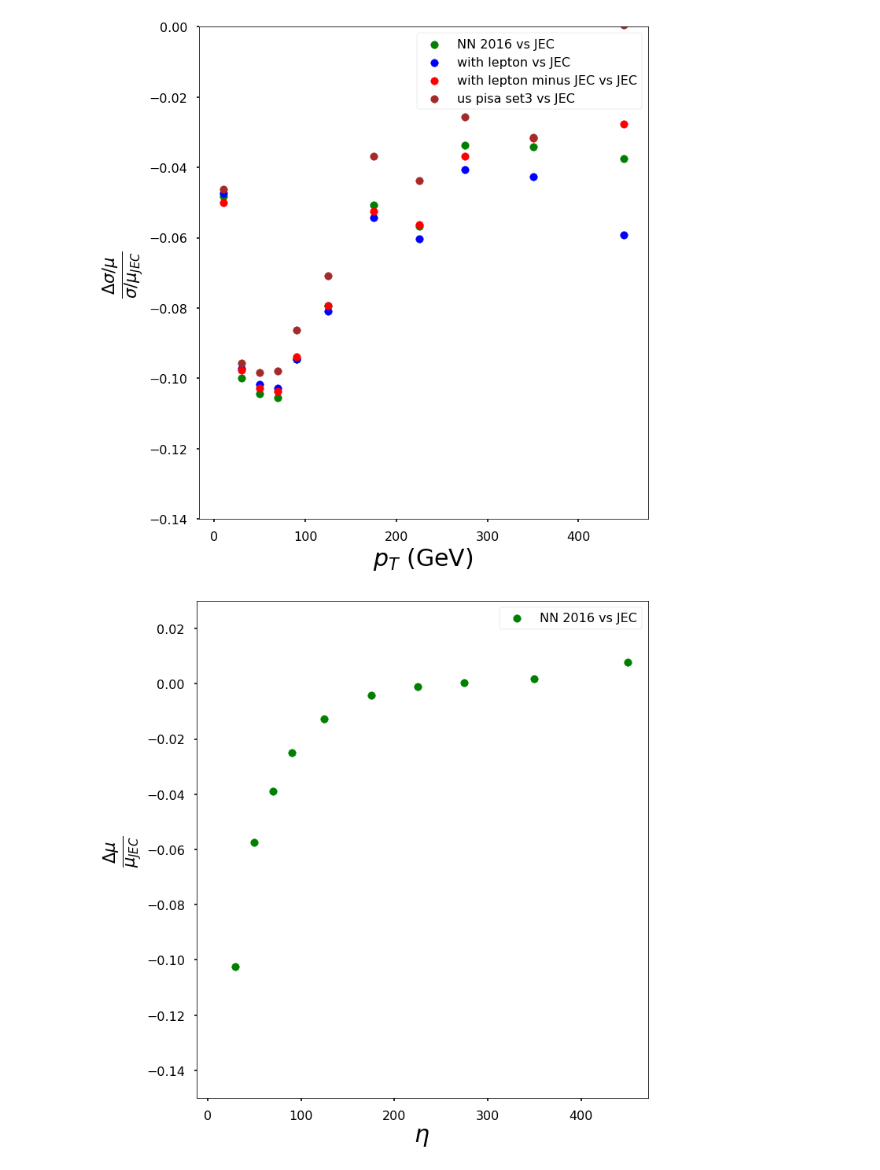
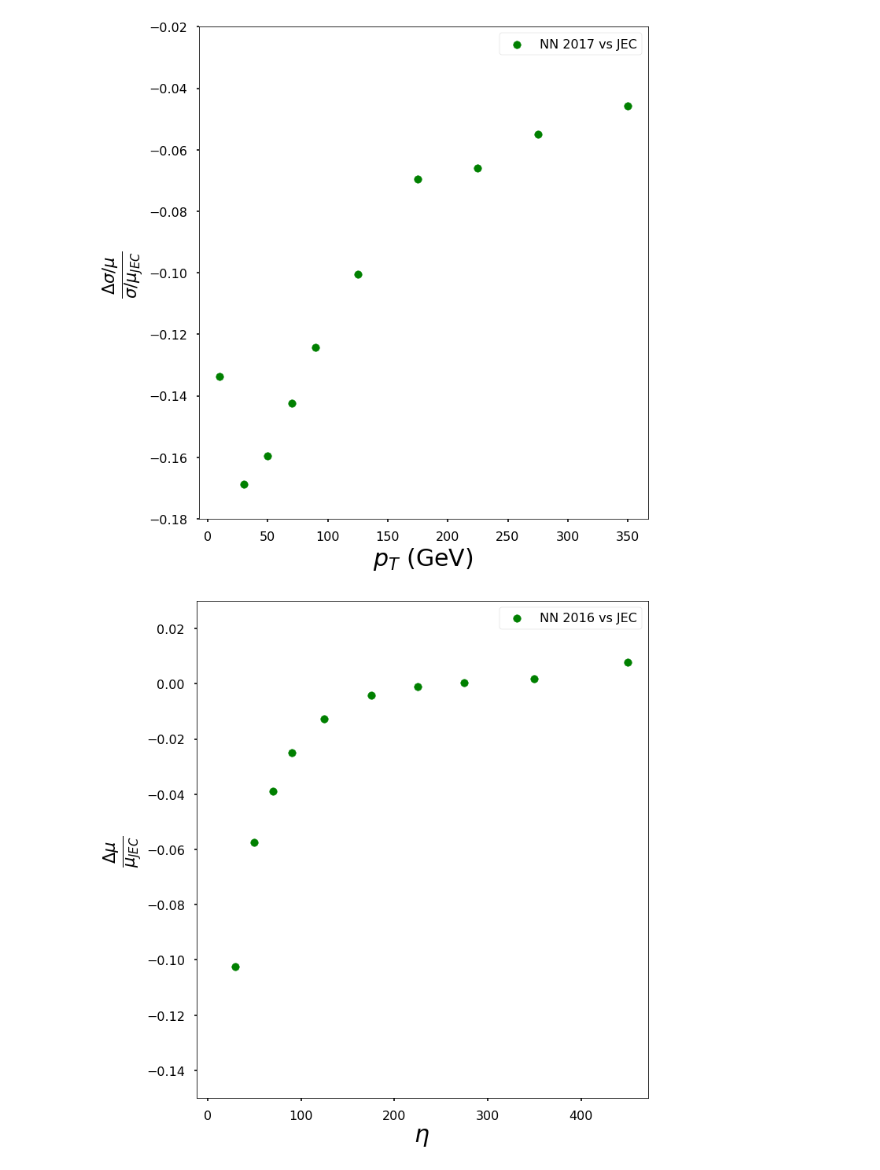
Before and after one commit to michelif/HHbbgg_ETH, a Jupyter notebook: bregression/notebooks/QuantifyImprovement2017.ipynb, the cells around one changed output. Saved outputs shown, nothing was run; the diff lists cells and outputs as text; code cells hidden in the pictures.

```diff
--- a/bregression/notebooks/QuantifyImprovement2017.ipynb
+++ b/bregression/notebooks/QuantifyImprovement2017.ipynb
@@ -17,6 +17,9 @@ sample='HHres700_2016'
 path='/scratch/snx3000/nchernya/bregression/plots/quantiles/2018-03-29/2018-03-27_job23_rawJetsJECtarget_us_plus_pisa_final2016/%s/'%sample
 sample='ttbar2016'
 path='/scratch/snx3000/nchernya/bregression/plots/quantiles/2018-04-03/2018-03-27_job23_rawJetsJECtarget_us_plus_pisa_withLeptonPt/%s/'%sample
+
+sample='ttbar2017'
+path='/scratch/snx3000/nchernya/bregression/plots/quantiles/2018-04-04/2018-04_02_job23_2017_v2/%s/'%sample
 # %%
 whats=['p_T','eta','rho']
 which = 0
@@ -28,23 +31,24 @@ df = pd.read_csv(path+files)
 to_compare=['p_T','delta_Hbb_JEC_rel','delta_ETH_JEC_rel','delta_ETH_JEC_rel','delta_Pisa_JEC_rel','delta_ETH_Pisa_JEC_rel']
 #df[to_compare].round(3)
 # %%
-ax = df.plot.scatter(x='%s'%whats[which],y='delta_final2016_JEC_rel',color='g',s=91,label='NN 2016 vs JEC')
-df.plot.scatter(x='%s'%whats[which],y='delta_withLepton_JEC_rel',ax=ax,color='b',s=91,label='with lepton vs JEC')
-df.plot.scatter(x='%s'%whats[which],y='delta_withLeptonwoJEC_JEC_rel',ax=ax,color='r',s=91,label='with lepton minus JEC vs JEC')
-df.plot.scatter(x='%s'%whats[which],y='delta_us_pisa_minusLepton_JEC_rel',ax=ax,color='brown',s=91,label='us pisa set3 vs JEC')
+#ax = df.plot.scatter(x='%s'%whats[which],y='delta_final2016_JEC_rel',color='g',s=91,label='NN 2016 vs JEC')
+#df.plot.scatter(x='%s'%whats[which],y='delta_withLepton_JEC_rel',ax=ax,color='b',s=91,label='with lepton vs JEC')
+#df.plot.scatter(x='%s'%whats[which],y='delta_withLeptonwoJEC_JEC_rel',ax=ax,color='r',s=91,label='with lepton minus JEC vs JEC')
+#df.plot.scatter(x='%s'%whats[which],y='delta_us_pisa_minusLepton_JEC_rel',ax=ax,color='brown',s=91,label='us pisa set3 vs JEC')
 
+ax = df.plot.scatter(x='%s'%whats[which],y='delta_2017_JEC_rel',color='g',s=91,label='NN 2017 vs JEC')
 
 ax.set_ylabel('$\\frac{\Delta \sigma/\mu}{\sigma/\mu_{JEC}}$ ',fontsize=30)
 ax.set_xlabel('$p_T $ (GeV) ',fontsize=30)
 axes = plt.gca()
-axes.set_ylim(-0.14,0.0)
+axes.set_ylim(-0.18,-0.02)
 plt.tight_layout()
 savename='delta_sigma_mu_jec_norol_more_%s_%s%s'%(whats[which],sample,where)
 plt.savefig(path+savename+'.pdf')
 plt.savefig(path+savename+'.png')
 plt.show()
 # %% [output]
-[figure, old version]
+[figure, new version]
 # %%
 ax = df.plot.scatter(x='%s'%whats[which],y='delta_mu_2016_JEC_rel',color='g',s=91,label='NN 2016 vs JEC')
 ax.set_ylabel('$\\frac{\Delta \mu}{\mu_{JEC}}$ ',fontsize=30)
```
Also changed, not shown: 4 other files.
